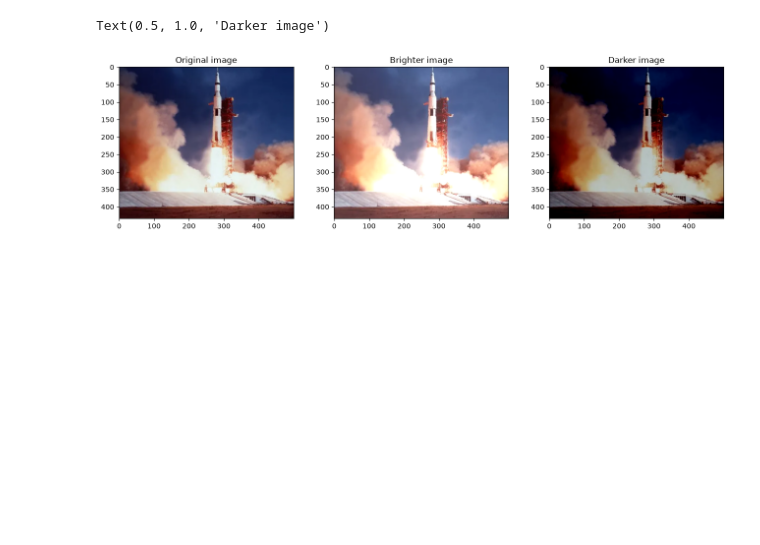
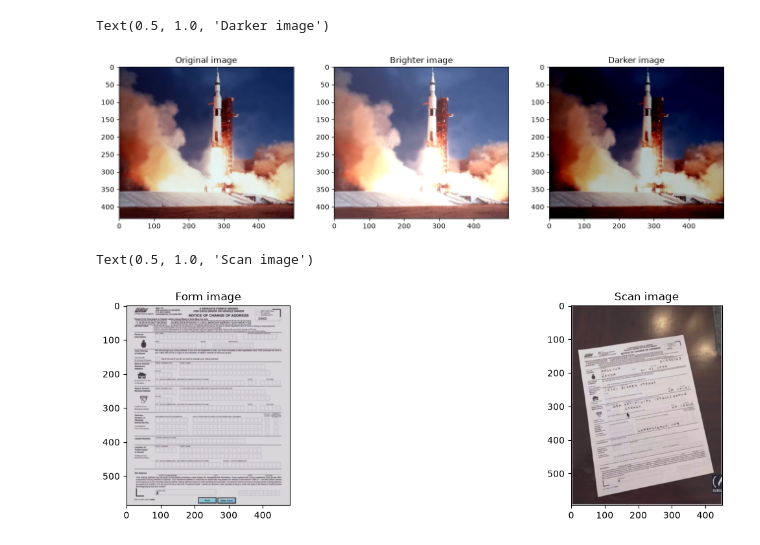
Before and after one commit to MHMD1SMH/Computer_Vision, a Jupyter notebook: OpenCV/Open_CV.ipynb, the cells around one changed output. Cells and saved outputs as stored; diff of their text form; code cells hidden in the pictures; blank space fills up the shorter version.

```diff
--- a/OpenCV/Open_CV.ipynb
+++ b/OpenCV/Open_CV.ipynb
@@ -110,3 +110,15 @@ plt.subplot(1,3,3);plt.imshow(imgDarker[..., ::-1]);plt.title('Darker image')
 # %% [output]
 Text(0.5, 1.0, 'Darker image')
 [figure]
+# %%
+im1 = cv2.imread("Form.png")
+im1 = cv2.cvtColor(im1, cv2.COLOR_BGR2RGB)
+im2 = cv2.imread("Scan.png")
+im2 = cv2.cvtColor(im2, cv2.COLOR_BGR2RGB)
+# %%
+plt.figure(figsize=(16,4))
+plt.subplot(1,2,1);plt.imshow(im1);plt.title('Form image')
+plt.subplot(1,2,2);plt.imshow(im2);plt.title('Scan image')
+# %% [output]
+Text(0.5, 1.0, 'Scan image')
+[figure, added]
```
Also changed, not shown: parts of 15 cells of this notebook, 1 other file.
